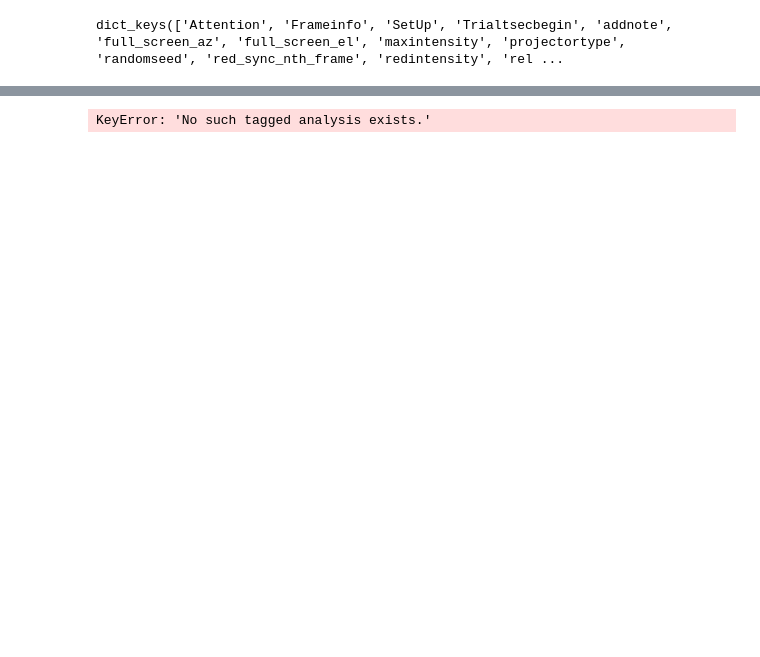
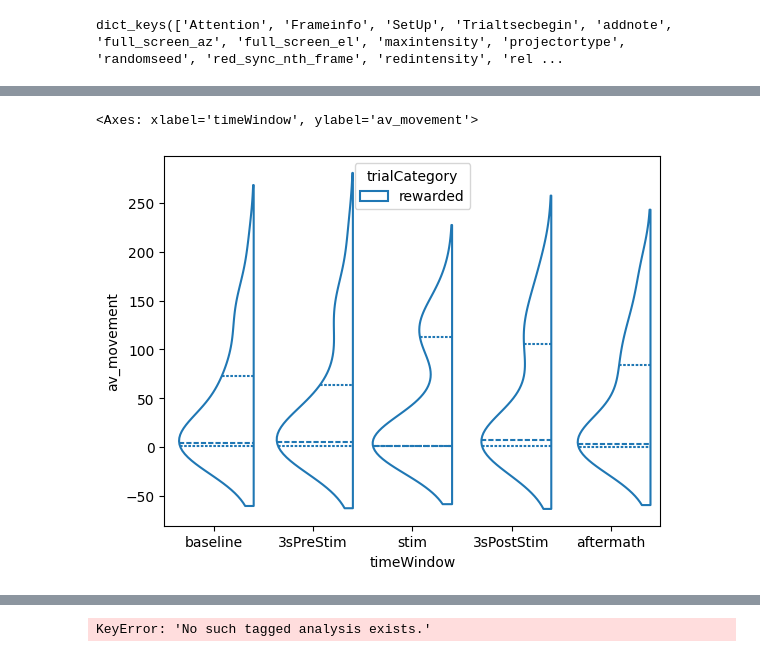
Before and after one commit to LiesDec/project_attention, a Jupyter notebook: notebooks/analysis_tryout.ipynb, the cells around one changed output, grey strips where cells are left out. Saved outputs shown, nothing was run; the diff lists cells and outputs as text; code cells hidden in the pictures; blank space fills up the shorter version.

Commit message:
change stimFileAnalysis to include idx rewarded vs. non-rewarded trials

```diff
--- a/notebooks/analysis_tryout.ipynb
+++ b/notebooks/analysis_tryout.ipynb
@@ -135,0 +65,3 @@ Type:      function
+# %%
+session = "240526_1629"
+statistic = 'median'
@@ -135,0 +147,16 @@ Type:      function
+# %%
+rows = []
+
+for timeWindow in avSpeedT:
+    for cat in avSpeedT[timeWindow]:
+        # Assume the arrays are 1D: one value per subject/trial
+        for i, (speed_val, movement_val) in enumerate(zip(avSpeedT[timeWindow][cat], avMovementT[timeWindow][cat])):
+            rows.append({
+                'timeWindow': timeWindow,
+                'trialCategory': cat,
+                'av_speed': speed_val,
+                'av_movement': movement_val
+            })
+
+# Convert to DataFrame
+df_long = pd.DataFrame(rows)
@@ -135,0 +179,6 @@ Type:      function
+# %%
+import seaborn as sns
+sns.violinplot(x="timeWindow", y="av_movement", hue="trialCategory", data=df_long[df_long['trialCategory'].isin(['rewarded','unrewarded'])],split=True, inner="quart", fill=False,)
+# %% [output]
+<Axes: xlabel='timeWindow', ylabel='av_movement'>
+[figure, added]
```
Also changed, not shown: parts of 15 cells of this notebook, 6 other files.
